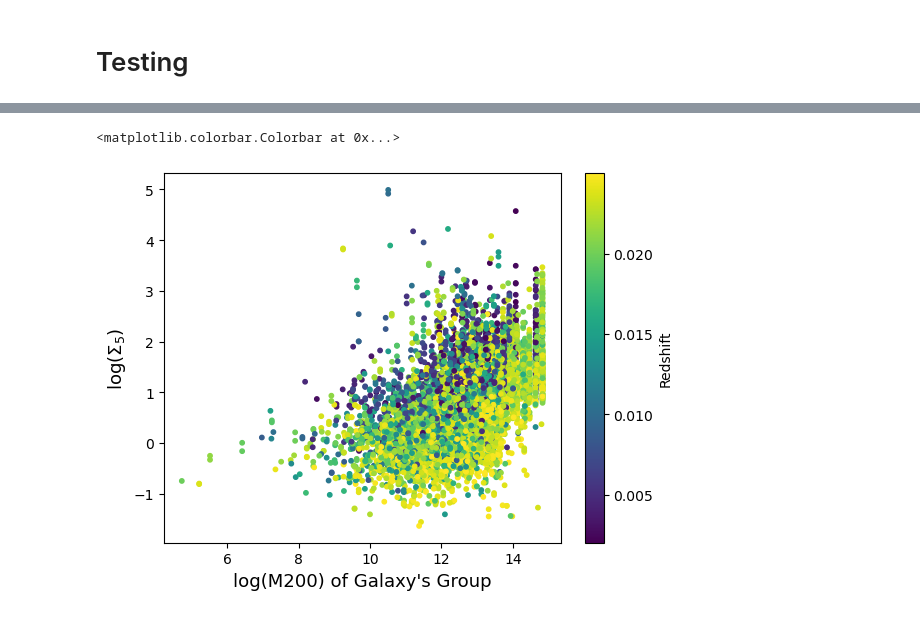
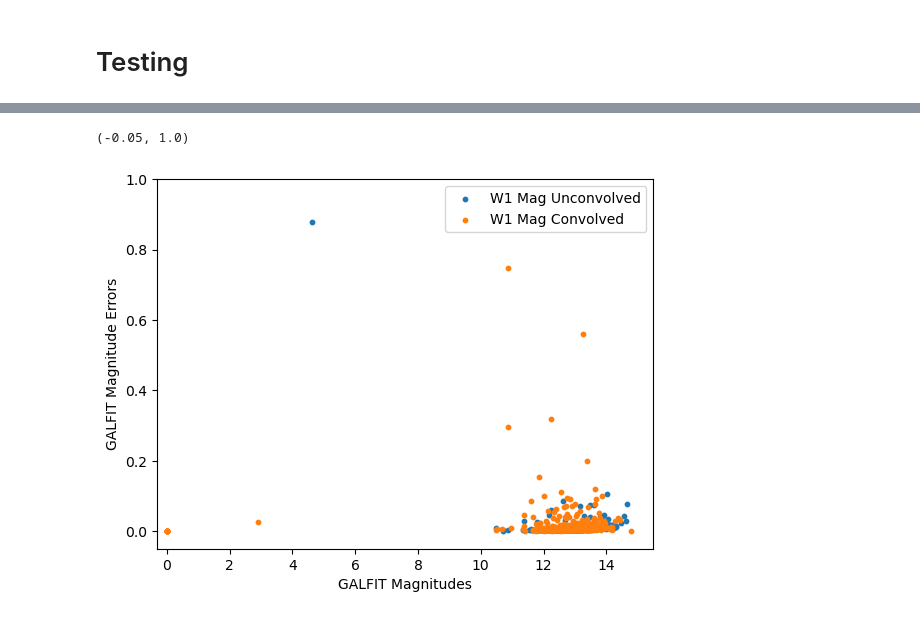
Before and after one commit to gammaspire/wisesize, a Jupyter notebook: environment_classifications/kNN_local_density.ipynb, the cells around one changed output, grey strips where cells are left out. Cells and saved outputs as stored; diff of their text form; code cells hidden in the pictures.

```diff
--- a/environment_classifications/kNN_local_density.ipynb
+++ b/environment_classifications/kNN_local_density.ipynb
@@ -470,13 +448,3 @@ plt.legend(loc='upper left')
-# %%
-halomass = cat['group_M200'][groups]
-sig_5 = cat['2D_5NN'][groups]
-Z = cat['Z'][groups]
-
-plt.xlabel("log(M200) of Galaxy's Group",fontsize=13)
-plt.ylabel(r'log($\Sigma_5$)',fontsize=13)
-
-plt.scatter(np.log10(halomass), np.log10(sig_5), c=Z, s=10)
-plt.colorbar(label='Redshift')
-# %% [output]
-<matplotlib.colorbar.Colorbar at 0x...>
-[figure, removed]
+# %%
+w1=Table.read(homedir+'/wisesize_galfit_W1.fits')
+w3=Table.read(homedir+'/wisesize_galfit_W3.fits')
@@ -482,0 +454,22 @@ plt.colorbar(label='Redshift')
+# %%
+w1_mag=w1['MAG']
+w1_mag_err=w1['MAG_ERR']
+w1_cmag=w1['CMAG']
+w1_cmag_err=w1['CMAG_ERR']
+
+w3_mag=w3['MAG']
+w3_mag_err=w3['MAG_ERR']
+w3_cmag=w3['CMAG']
+w3_cmag_err=w3['CMAG_ERR']
+# %%
+null_flag=(w1['XC']!=0)
+plt.scatter(w1_mag[null_flag], w1_mag_err[null_flag],s=10,label='W1 Mag Unconvolved')
+plt.scatter(w1_cmag[null_flag], w1_cmag_err[null_flag],s=10,label='W1 Mag Convolved')
+plt.xlabel('GALFIT Magnitudes')
+plt.ylabel('GALFIT Magnitude Errors')
+plt.legend()
+plt.xlim(-0.3,15.5)
+plt.ylim(-0.05,1)
+# %% [output]
+(-0.05, 1.0)
+[figure, added]
```
Also changed, not shown: parts of 4 cells of this notebook, 5 other files.
